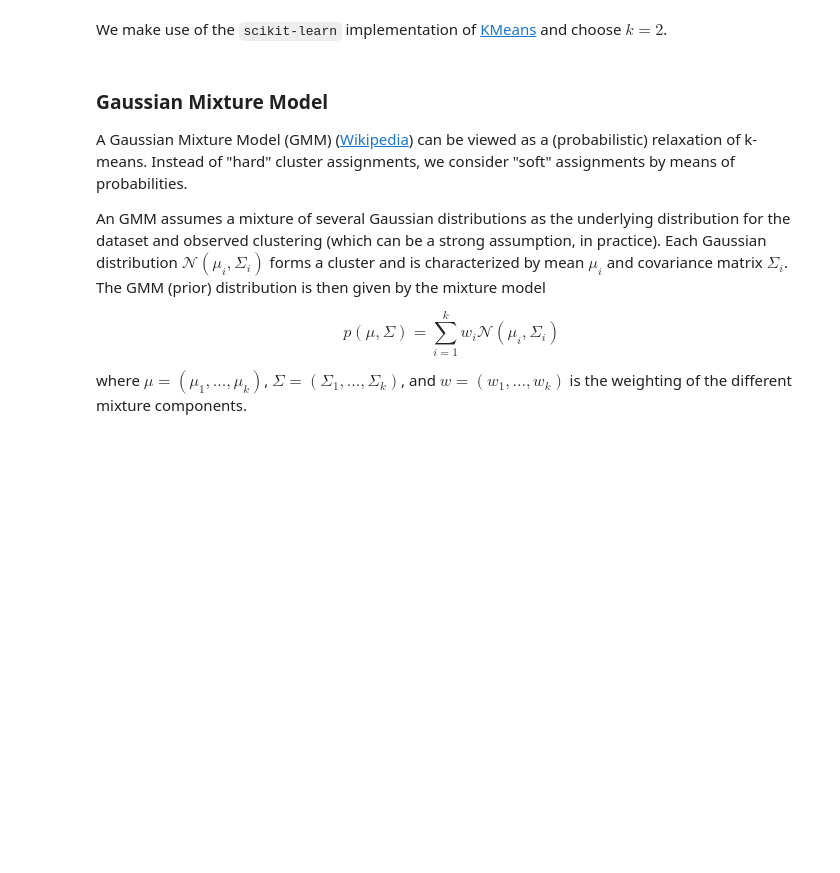
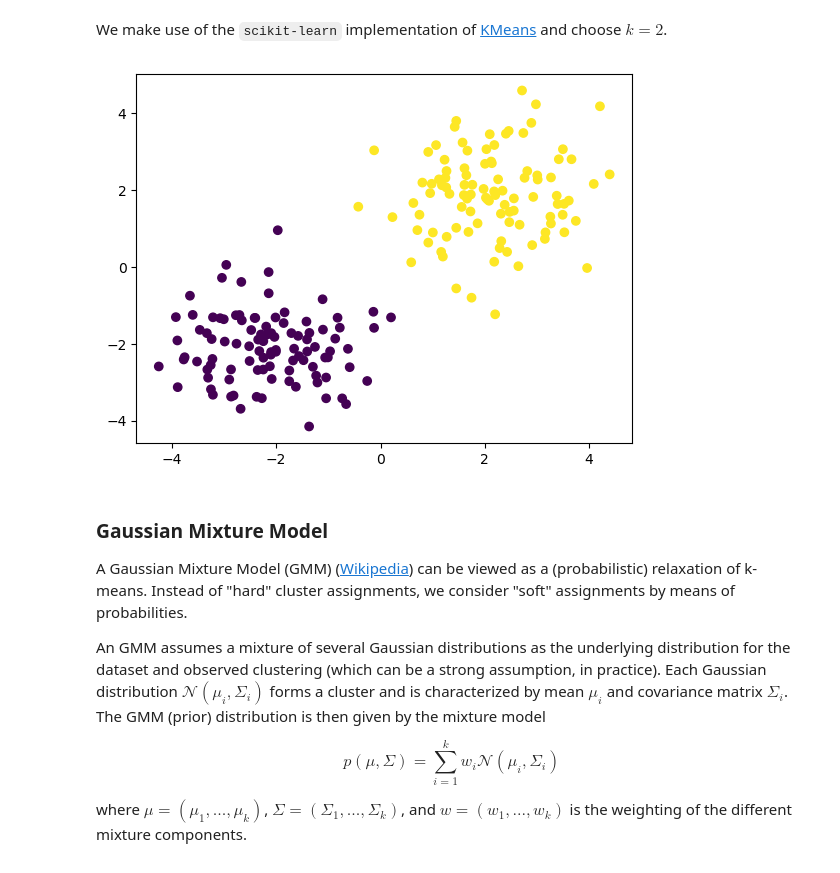
Before and after one commit to samarinm/APML, a Jupyter notebook: Notebooks/3-Dim_Reduction_Clustering.ipynb, the cells around one changed output. Cells and saved outputs as stored; diff of their text form; code cells hidden in the pictures; blank space fills up the shorter version.

```diff
--- a/Notebooks/3-Dim_Reduction_Clustering.ipynb
+++ b/Notebooks/3-Dim_Reduction_Clustering.ipynb
@@ -333,15 +374,17 @@
 # %%
 from sklearn.cluster import KMeans
 
 k = 2
 
-kmeans = KMeans(n_clusters=k, random_state=123)
+kmeans = KMeans(n_clusters=k, random_state=123, n_init=10)
 kmeans.fit(cluster_data)
 
 cluster_prediction = kmeans.predict(cluster_data)
 
 plt.scatter(cluster_data[:,0], cluster_data[:,1], c=cluster_prediction)
 plt.show()
+# %% [output]
+[figure, added]
 # %% [markdown]
 ### Gaussian Mixture Model
 
```
Also changed, not shown: parts of 26 cells of this notebook, 1 other file.
